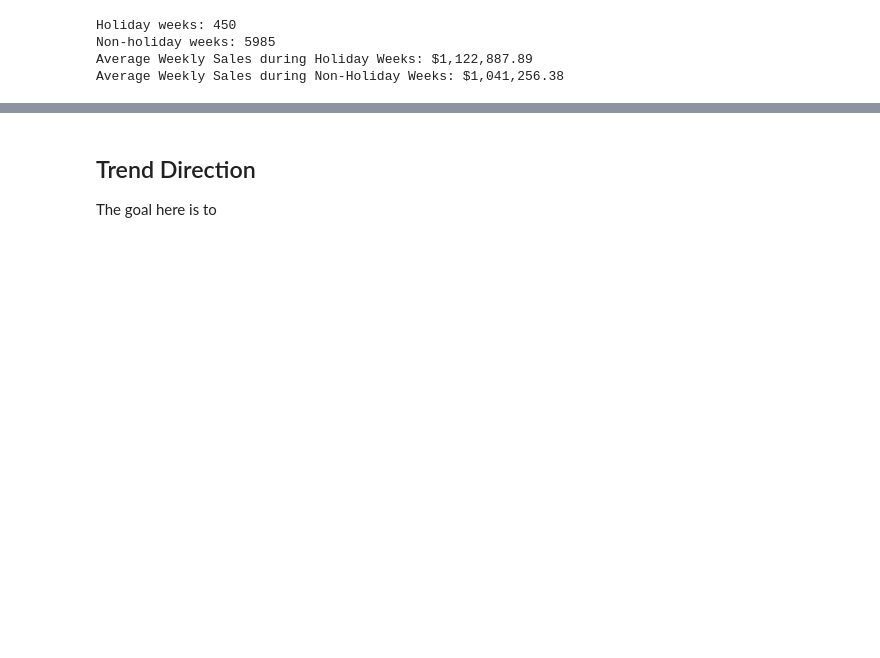
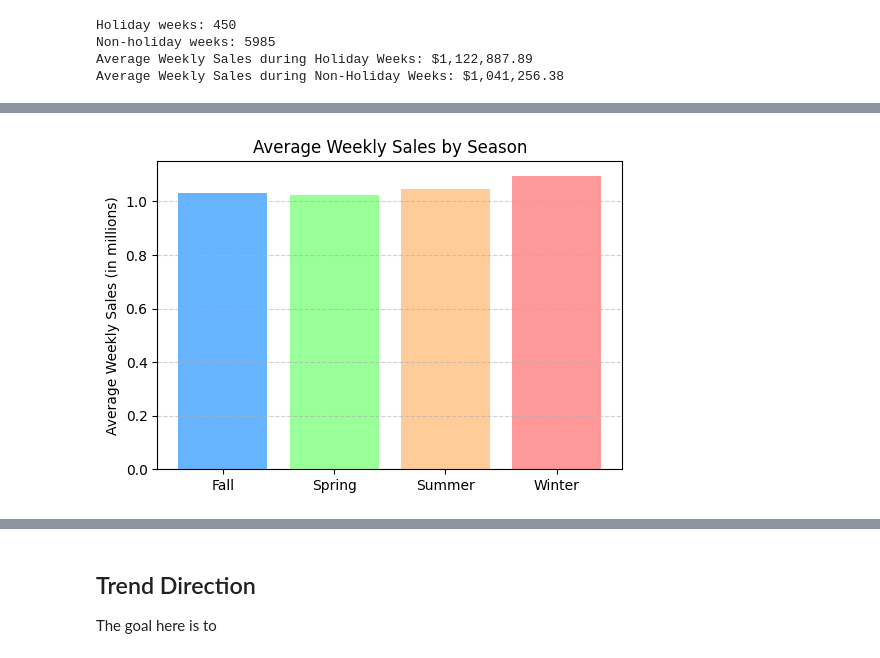
Before and after one commit to freddieguo/guofreddie, a Jupyter notebook: walmart_project/notebook/walmart_analysis.ipynb, the cells around one changed output, grey strips where cells are left out. Cells and saved outputs as stored; diff of their text form; code cells hidden in the pictures; blank space fills up the shorter version.

```diff
--- a/walmart_project/notebook/walmart_analysis.ipynb
+++ b/walmart_project/notebook/walmart_analysis.ipynb
@@ -239,0 +322,11 @@ The goal here is to
+# %%
+# Average Seasonal Sales
+plt.figure(figsize=(6,4))
+plt.bar(seasonal_summary["Season"], seasonal_summary["avg_sales"]/1e6,
+        color=["#66b3ff","#99ff99","#ffcc99","#ff9999"])
+plt.title("Average Weekly Sales by Season")
+plt.ylabel("Average Weekly Sales (in millions)")
+plt.grid(axis="y", linestyle="--", alpha=0.6)
+plt.show()
+# %% [output]
+[figure, added]
```
Also changed, not shown: parts of 6 cells of this notebook.
